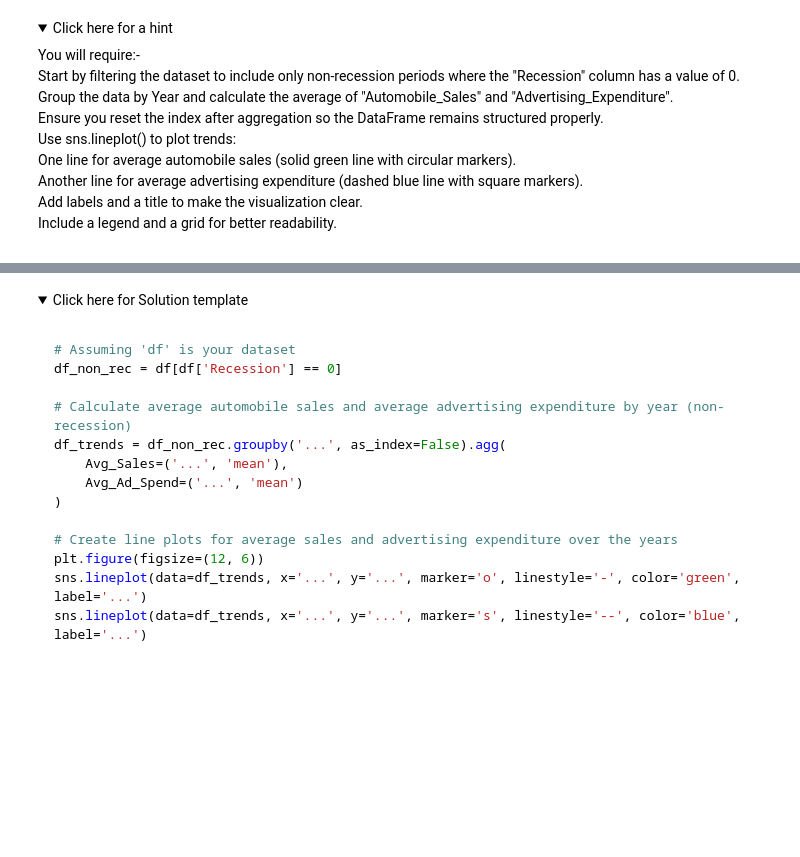
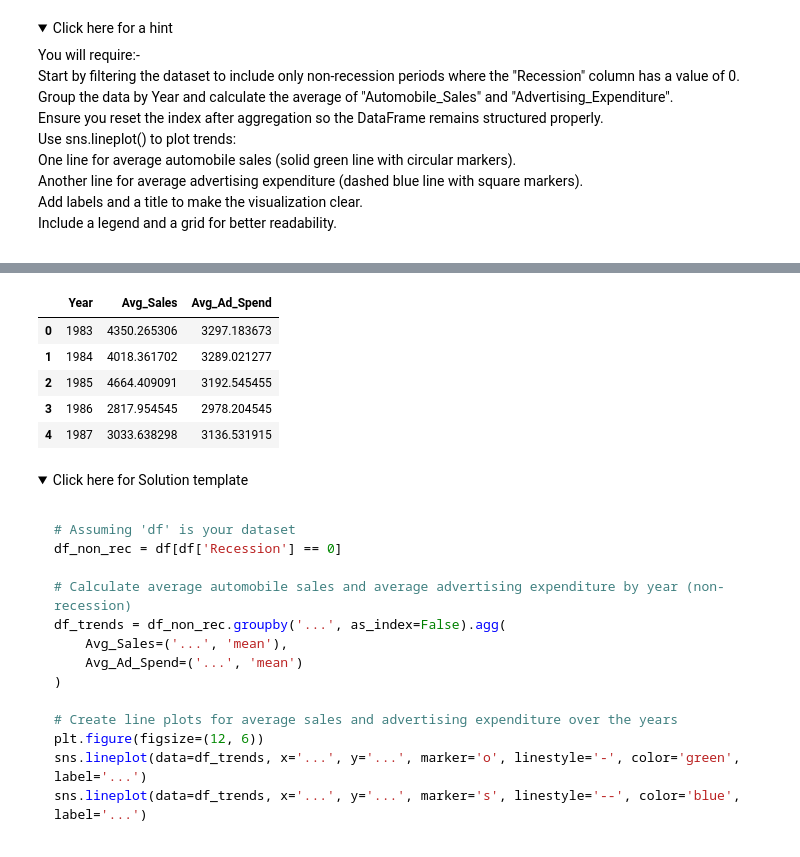
Before and after one commit to Karkinisal10/Coursera_assignment-, a Jupyter notebook: DV0101EN_Final_Assign_Part1.ipynb, the cells around one changed output, grey strips where cells are left out. Drawn from its saved outputs; the diff is of its cells as text; code cells hidden in the pictures; folded sections open; blank space fills up the shorter version.

```diff
--- a/DV0101EN_Final_Assign_Part1.ipynb
+++ b/DV0101EN_Final_Assign_Part1.ipynb
@@ -331,3 +418,12 @@ plt.show()
+# %%
+df_trends.head()
+# %% [output]
+|  | Year | Avg_Sales | Avg_Ad_Spend |
+| 0 | 1983 | 4350.265306 | 3297.183673 |
+| 1 | 1984 | 4018.361702 | 3289.021277 |
+| 2 | 1985 | 4664.409091 | 3192.545455 |
+| 3 | 1986 | 2817.954545 | 2978.204545 |
+| 4 | 1987 | 3033.638298 | 3136.531915 |
 # %% [markdown]
 <details>
     <summary>Click here for Solution template</summary>
```
Also changed, not shown: parts of 5 cells of this notebook.
